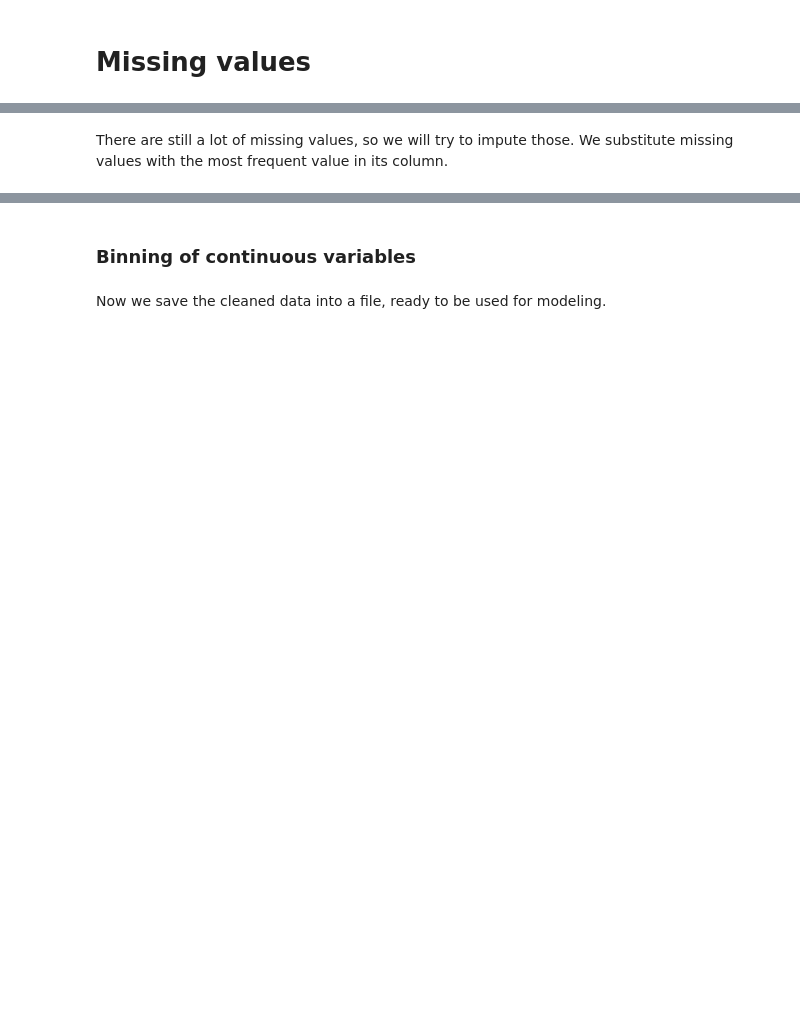
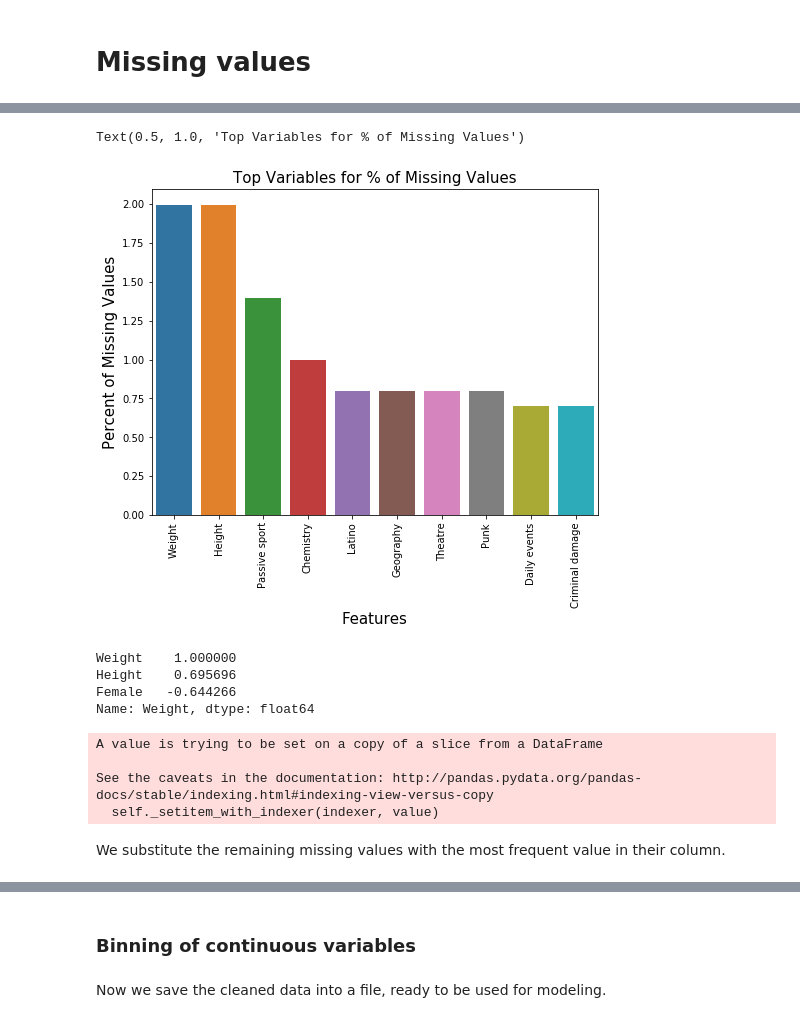
Before and after one commit to Shakk17/SmokerPredictor, a Jupyter notebook: data_analysis.ipynb, the cells around one changed output, grey strips where cells are left out. Saved outputs shown, nothing was run; the diff lists cells and outputs as text; code cells hidden in the pictures; blank space fills up the shorter version.

```diff
--- a/data_analysis.ipynb
+++ b/data_analysis.ipynb
@@ -105,14 +107,22 @@ data.describe(exclude=np.number)
 # %%
 data["Alcohol"] = data["Alcohol"].map({"never": 0, "social drinker": 1, "drink a lot": 2})
+
 data["Punctuality"] = data["Punctuality"].map({"i am often early": 0, "i am always on time": 1, "i am often running late": 2})
+
 data["Lying"] = data["Lying"].map({"never": 0, "sometimes": 1, "only to avoid hurting someone": 2, "everytime it suits me": 3})
+
 data["Internet usage"] = data["Internet usage"].map({
     "no time at all": 0,
     "less than an hour a day": 1,
     "few hours a day": 2,
     "most of the day": 3})
-data["Gender"] = data["Gender"].map({"male": 0, "female": 1})
-data["Left - right handed"] = data["Left - right handed"].map({"left handed": 0, "right handed": 1})
+
+data["Female"] = data["Gender"].map({"male": 0, "female": 1})
+data.drop("Gender", axis=1, inplace=True)
+
+data["Right handed"] = data["Left - right handed"].map({"left handed": 0, "right handed": 1})
+data.drop("Left - right handed", axis=1, inplace=True)
+
 data["Education"] = data["Education"].map({
     "currently a primary school pupil": 0,
     "primary school": 1,
@@ -120,6 +130,11 @@ data["Education"] = data["Education"].map({
     "college/bachelor degree": 3,
     "masters degree": 4,
     "doctorate degree": 5})
+
 data["Only child"] = data["Only child"].map({"no": 0, "yes": 1})
-data["Village - town"] = data["Village - town"].map({"village": 0, "city": 1})
-data["House - block of flats"] = data["House - block of flats"].map({"house/bungalow": 0, "block of flats": 1})
+
+data["Living in a city"] = data["Village - town"].map({"village": 0, "city": 1})
+data.drop("Village - town", axis=1, inplace=True)
+
+data["Living in a flat"] = data["House - block of flats"].map({"house/bungalow": 0, "block of flats": 1})
+data.drop("House - block of flats", axis=1, inplace=True)
@@ -128,10 +141,3 @@ We try to determinate if a person has been smoking during a period of his life.
-# %%
-# Target variable
-data["Smoking"] = data["Smoking"].map({
-    "never smoked": 0,
-    "tried smoking": 0,
-    "former smoker": 1,
-    "current smoker": 1})
 # %% [markdown]
 ### Correlation
 # %% [markdown]
@@ -234,0 +243,5 @@ data.isnull().sum().sum()
+# %%
+data_na = round((data.isnull().sum() / len(data)) * 100, 3)
+data_na = data_na.drop(data_na[data_na == 0].index).sort_values(ascending=False)
+missing_data = pd.DataFrame({"Missing": data.isnull().sum(),  "%": data_na}).sort_values(by="%", ascending=False)[:30]
+missing_data.head(10)
@@ -234,0 +260,35 @@ data.isnull().sum().sum()
+# %%
+f, ax = plt.subplots(figsize=(8,6))
+plt.xticks(rotation='90')
+sns.barplot(x=data_na.index[:10], y=data_na[:10])
+plt.xlabel('Features', fontsize=15)
+plt.ylabel('Percent of Missing Values', fontsize=15)
+plt.title('Top Variables for % of Missing Values', fontsize=15)
+# %% [output]
+Text(0.5, 1.0, 'Top Variables for % of Missing Values')
+[figure, added]
+# %%
+corr_weight = corr["Weight"].sort_values(ascending=False)
+imp_corr_weight = corr_weight[corr_weight.abs() > 0.5]
+imp_corr_weight
+# %% [output]
+Weight    1.000000
+Height    0.695696
+Female   -0.644266
+Name: Weight, dtype: float64
+# %%
+# Filling missing value of Weight with the median weight of similar rows according to Height and Female
+index_NaN_weight = list(data["Weight"][data["Weight"].isnull()].index)
+
+for i in index_NaN_weight:
+    weight_med = data["Weight"].median()
+    weight_pred = data["Weight"][((data['Height'] == data.iloc[i]["Height"]) & (data['Female'] == data.iloc[i]["Female"]))].median()
+    if not np.isnan(weight_pred) :
+        data['Weight'].iloc[i] = weight_pred
+    else:
+        data['Weight'].iloc[i] = weight_med
+# %% [output]
+A value is trying to be set on a copy of a slice from a DataFrame
+
+See the caveats in the documentation: http://pandas.pydata.org/pandas-docs/stable/indexing.html#indexing-view-versus-copy
+  self._setitem_with_indexer(indexer, value)
@@ -235,6 +306,5 @@ data.isnull().sum().sum()
 # %% [markdown]
-There are still a lot of missing values, so we will try to impute those.
-We substitute missing values with the most frequent value in its column.
+We substitute the remaining missing values with the most frequent value in their column.
 # %%
 imp = SimpleImputer(missing_values=np.nan, strategy='most_frequent')
 # %%
```
Also changed, not shown: parts of 35 cells of this notebook, 2 other files.
